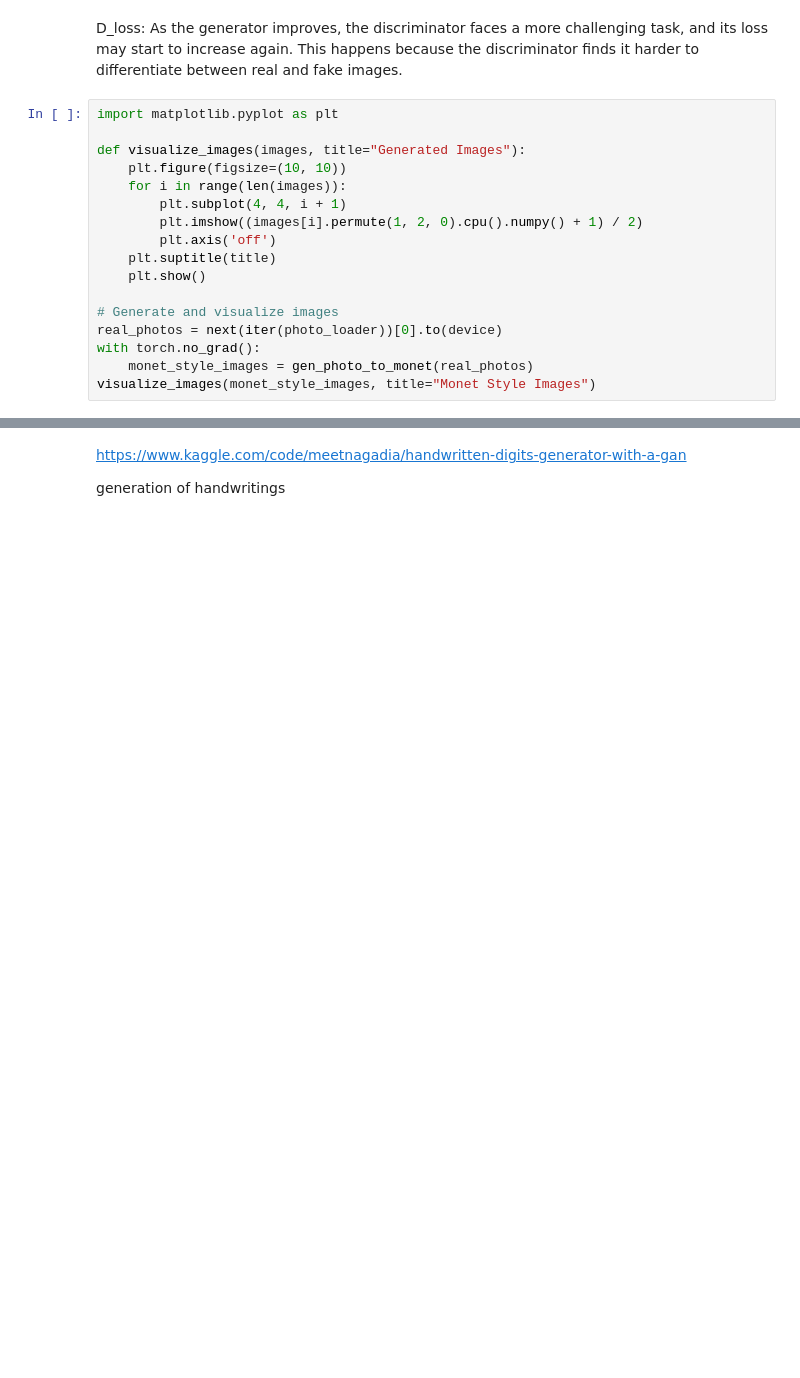
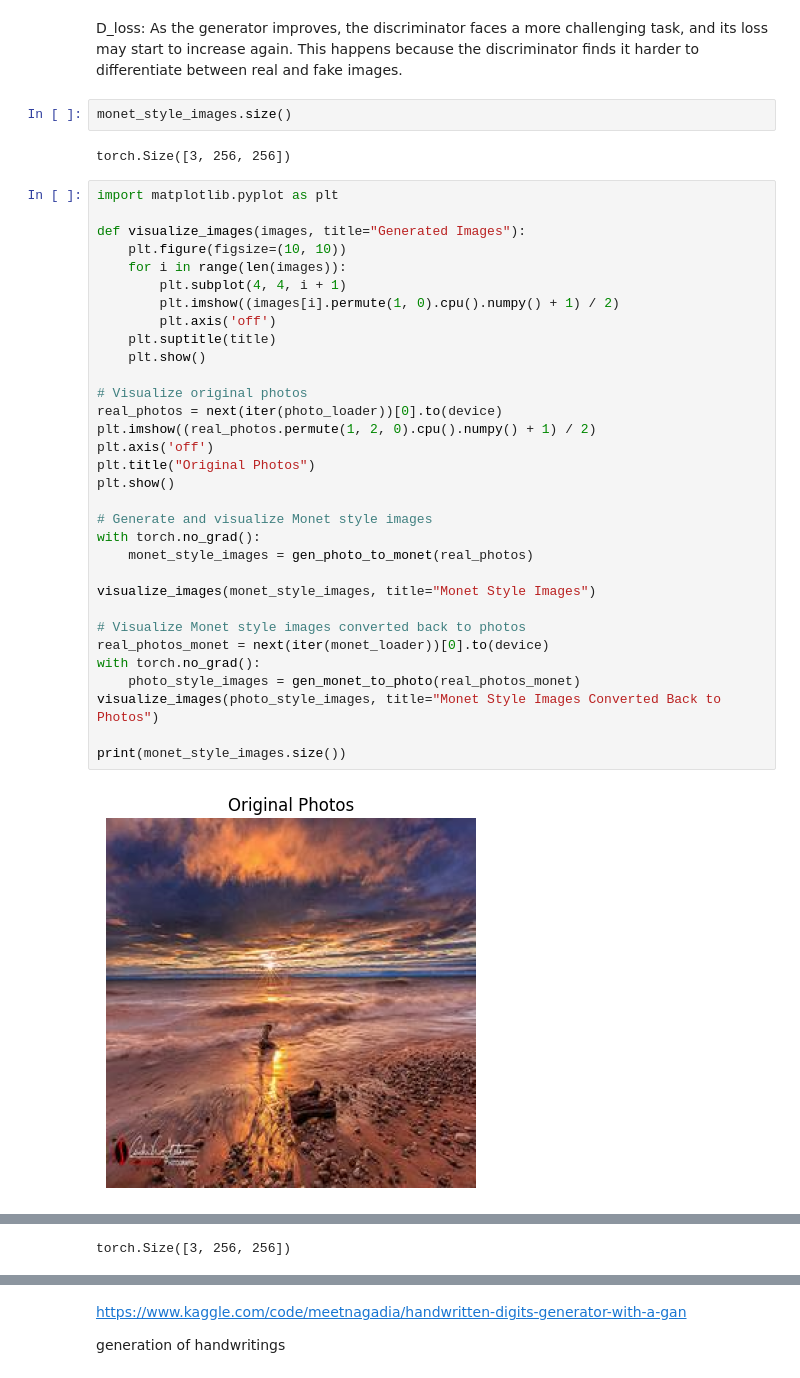
Before and after one commit to peteray-dev/GAN_Painter, a Jupyter notebook: CYCLEGAN_I_AM_SOMETHING_OF_A_PAINTER_MYSELF_(1).ipynb, the cells around one changed output, grey strips where cells are left out. Saved outputs shown, nothing was run; the diff lists cells and outputs as text; blank space fills up the shorter version.

```diff
--- a/CYCLEGAN_I_AM_SOMETHING_OF_A_PAINTER_MYSELF_(1).ipynb
+++ b/CYCLEGAN_I_AM_SOMETHING_OF_A_PAINTER_MYSELF_(1).ipynb
@@ -642,20 +637,41 @@ print(f"[Epoch {epoch}/{num_epochs}] [D Photo loss: {d_loss_photo_act_mean:.4f}]
 G_loss: As the generator learns to produce more realistic images, its loss decreases. This happens because the generator becomes better at fooling the discriminator.
 # %% [markdown]
 D_loss: As the generator improves, the discriminator faces a more challenging task, and its loss may start to increase again. This happens because the discriminator finds it harder to differentiate between real and fake images.
+# %%
+monet_style_images.size()
+# %% [output]
+torch.Size([3, 256, 256])
 # %%
 import matplotlib.pyplot as plt
 
 def visualize_images(images, title="Generated Images"):
     plt.figure(figsize=(10, 10))
     for i in range(len(images)):
         plt.subplot(4, 4, i + 1)
-        plt.imshow((images[i].permute(1, 2, 0).cpu().numpy() + 1) / 2)
+        plt.imshow((images[i].permute(1, 0).cpu().numpy() + 1) / 2)
         plt.axis('off')
     plt.suptitle(title)
     plt.show()
 
-# Generate and visualize images
+# Visualize original photos
 real_photos = next(iter(photo_loader))[0].to(device)
+plt.imshow((real_photos.permute(1, 2, 0).cpu().numpy() + 1) / 2)
+plt.axis('off')
+plt.title("Original Photos")
+plt.show()
+
+# Generate and visualize Monet style images
 with torch.no_grad():
     monet_style_images = gen_photo_to_monet(real_photos)
+
 visualize_images(monet_style_images, title="Monet Style Images")
+
+# Visualize Monet style images converted back to photos
+real_photos_monet = next(iter(monet_loader))[0].to(device)
+with torch.no_grad():
+    photo_style_images = gen_monet_to_photo(real_photos_monet)
+visualize_images(photo_style_images, title="Monet Style Images Converted Back to Photos")
+
+print(monet_style_images.size())
+# %% [output]
+[figure, added]
@@ -661,0 +680 @@ visualize_images(monet_style_images, title="Monet Style Images")
+torch.Size([3, 256, 256])
```
Also changed, not shown: parts of 16 cells of this notebook.
